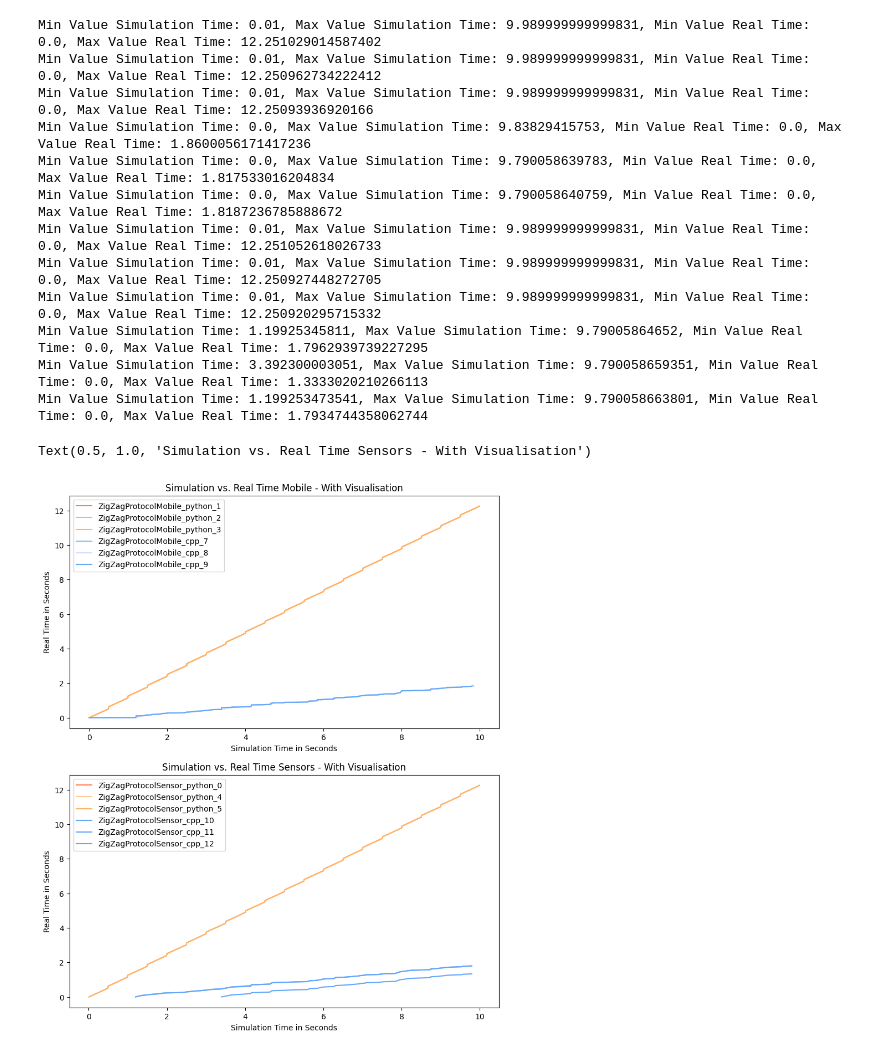
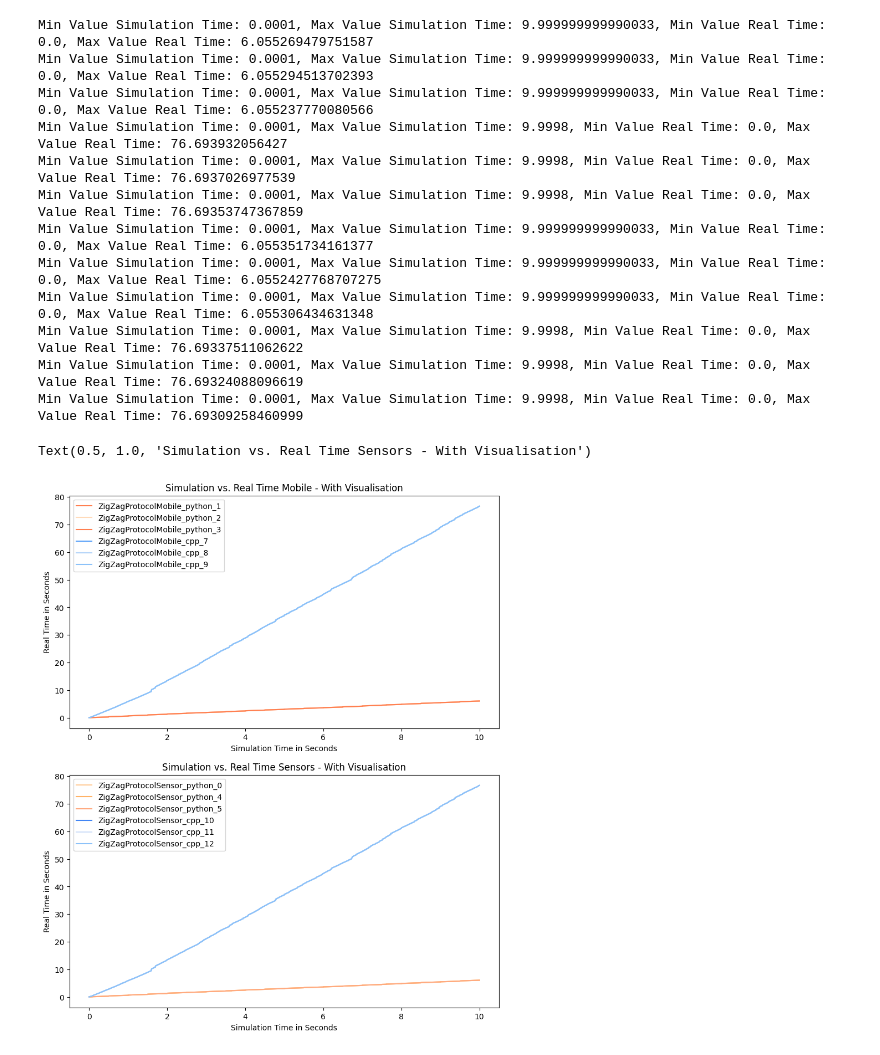
Before and after one commit to Project-GrADyS/gradys-sim-nextgen, a Jupyter notebook: helper/visualization.ipynb, the cells around one changed output. Cells and saved outputs as stored; diff of their text form; code cells hidden in the pictures.

```diff
--- a/helper/visualization.ipynb
+++ b/helper/visualization.ipynb
@@ -26,8 +26,9 @@ warm_palette = ['#ff7f50', '#ffaa80', '#ffb366', '#ffcc99', '#ffdab9']
 def plot_dataframe(ax, file_path: str, label: str=None):
     df = load_dataset(file_path)[['simulation_time', 'real_time']]
 
-    row = df[df['simulation_time']>=10].index.tolist()[0]
-    df = df.iloc[:row-1]
+    row = df[df['simulation_time']>=10].index.tolist()
+    if row != []:
+        df = df.iloc[:row[0]-1]
 
     min_value = df['real_time'].min()
     df['real_time'] -= min_value
@@ -39,46 +40,46 @@ def plot_dataframe(ax, file_path: str, label: str=None):
 # %%
 fig, axs = plt.subplots(2, figsize=(10, 12))
 
 for i in [1,2,3]:
-    file_path = f"../simulation_results/simulation_real_time_python_fastest_visualization_ZigZagProtocolMobile_{i}.csv"
+    file_path = f"../simulation_results/with_visualization/simulation_real_time_python_with_visualization_ZigZagProtocolMobile_{i}.csv"
     plot_dataframe(axs[0], file_path=file_path, label=f"ZigZagProtocolMobile_python_{i}")
 
 for i in [7,8,9]:
-    file_path = f"../simulation_results/simulation_real_time_cpp_fastest_visualization_ZigZagProtocolMobile_{i}.csv"
+    file_path = f"../simulation_results/with_visualization/simulation_real_time_cpp_with_visualization_ZigZagProtocolMobile_{i}.csv"
     plot_dataframe(axs[0], file_path=file_path, label=f"ZigZagProtocolMobile_cpp_{i}")
 
 axs[0].legend()
 axs[0].set_xlabel('Simulation Time in Seconds')
 axs[0].set_ylabel('Real Time in Seconds')
 axs[0].set_title('Simulation vs. Real Time Mobile - With Visualisation')
 
 for i in [0,4,5]:
-    file_path = f"../simulation_results/simulation_real_time_python_fastest_visualization_ZigZagProtocolSensor_{i}.csv"
+    file_path = f"../simulation_results/with_visualization/simulation_real_time_python_with_visualization_ZigZagProtocolSensor_{i}.csv"
     plot_dataframe(axs[1], file_path=file_path, label=f"ZigZagProtocolSensor_python_{i}")
 
 for i in [10,11,12]:
-    file_path = f"../simulation_results/simulation_real_time_cpp_fastest_visualization_ZigZagProtocolSensor_{i}.csv"
+    file_path = f"../simulation_results/with_visualization/simulation_real_time_cpp_with_visualization_ZigZagProtocolSensor_{i}.csv"
     plot_dataframe(axs[1], file_path=file_path, label=f"ZigZagProtocolSensor_cpp_{i}")
 
 axs[1].legend()
 axs[1].set_xlabel('Simulation Time in Seconds')
 axs[1].set_ylabel('Real Time in Seconds')
 axs[1].set_title('Simulation vs. Real Time Sensors - With Visualisation')
 # %% [output]
-Min Value Simulation Time: 0.01, Max Value Simulation Time: 9.989999999999831, Min Value Real Time: 0.0, Max Value Real Time: 12.251029014587402
-Min Value Simulation Time: 0.01, Max Value Simulation Time: 9.989999999999831, Min Value Real Time: 0.0, Max Value Real Time: 12.250962734222412
-Min Value Simulation Time: 0.01, Max Value Simulation Time: 9.989999999999831, Min Value Real Time: 0.0, Max Value Real Time: 12.25093936920166
-Min Value Simulation Time: 0.0, Max Value Simulation Time: 9.83829415753, Min Value Real Time: 0.0, Max Value Real Time: 1.8600056171417236
-Min Value Simulation Time: 0.0, Max Value Simulation Time: 9.790058639783, Min Value Real Time: 0.0, Max Value Real Time: 1.817533016204834
-Min Value Simulation Time: 0.0, Max Value Simulation Time: 9.790058640759, Min Value Real Time: 0.0, Max Value Real Time: 1.8187236785888672
-Min Value Simulation Time: 0.01, Max Value Simulation Time: 9.989999999999831, Min Value Real Time: 0.0, Max Value Real Time: 12.251052618026733
-Min Value Simulation Time: 0.01, Max Value Simulation Time: 9.989999999999831, Min Value Real Time: 0.0, Max Value Real Time: 12.250927448272705
-Min Value Simulation Time: 0.01, Max Value Simulation Time: 9.989999999999831, Min Value Real Time: 0.0, Max Value Real Time: 12.250920295715332
-Min Value Simulation Time: 1.19925345811, Max Value Simulation Time: 9.79005864652, Min Value Real Time: 0.0, Max Value Real Time: 1.7962939739227295
-Min Value Simulation Time: 3.392300003051, Max Value Simulation Time: 9.790058659351, Min Value Real Time: 0.0, Max Value Real Time: 1.3333020210266113
-Min Value Simulation Time: 1.199253473541, Max Value Simulation Time: 9.790058663801, Min Value Real Time: 0.0, Max Value Real Time: 1.7934744358062744
+Min Value Simulation Time: 0.0001, Max Value Simulation Time: 9.999999999990033, Min Value Real Time: 0.0, Max Value Real Time: 6.055269479751587
+Min Value Simulation Time: 0.0001, Max Value Simulation Time: 9.999999999990033, Min Value Real Time: 0.0, Max Value Real Time: 6.055294513702393
+Min Value Simulation Time: 0.0001, Max Value Simulation Time: 9.999999999990033, Min Value Real Time: 0.0, Max Value Real Time: 6.055237770080566
+Min Value Simulation Time: 0.0001, Max Value Simulation Time: 9.9998, Min Value Real Time: 0.0, Max Value Real Time: 76.693932056427
+Min Value Simulation Time: 0.0001, Max Value Simulation Time: 9.9998, Min Value Real Time: 0.0, Max Value Real Time: 76.6937026977539
+Min Value Simulation Time: 0.0001, Max Value Simulation Time: 9.9998, Min Value Real Time: 0.0, Max Value Real Time: 76.69353747367859
+Min Value Simulation Time: 0.0001, Max Value Simulation Time: 9.999999999990033, Min Value Real Time: 0.0, Max Value Real Time: 6.055351734161377
+Min Value Simulation Time: 0.0001, Max Value Simulation Time: 9.999999999990033, Min Value Real Time: 0.0, Max Value Real Time: 6.0552427768707275
+Min Value Simulation Time: 0.0001, Max Value Simulation Time: 9.999999999990033, Min Value Real Time: 0.0, Max Value Real Time: 6.055306434631348
+Min Value Simulation Time: 0.0001, Max Value Simulation Time: 9.9998, Min Value Real Time: 0.0, Max Value Real Time: 76.69337511062622
+Min Value Simulation Time: 0.0001, Max Value Simulation Time: 9.9998, Min Value Real Time: 0.0, Max Value Real Time: 76.69324088096619
+Min Value Simulation Time: 0.0001, Max Value Simulation Time: 9.9998, Min Value Real Time: 0.0, Max Value Real Time: 76.69309258460999
 Text(0.5, 1.0, 'Simulation vs. Real Time Sensors - With Visualisation')
-[figure, old version]
+[figure, new version]
 # %%
 fig1, axs1 = plt.subplots(2, figsize=(10, 12))
 
```
Also changed, not shown: parts of 1 cell of this notebook, 7 other files.
